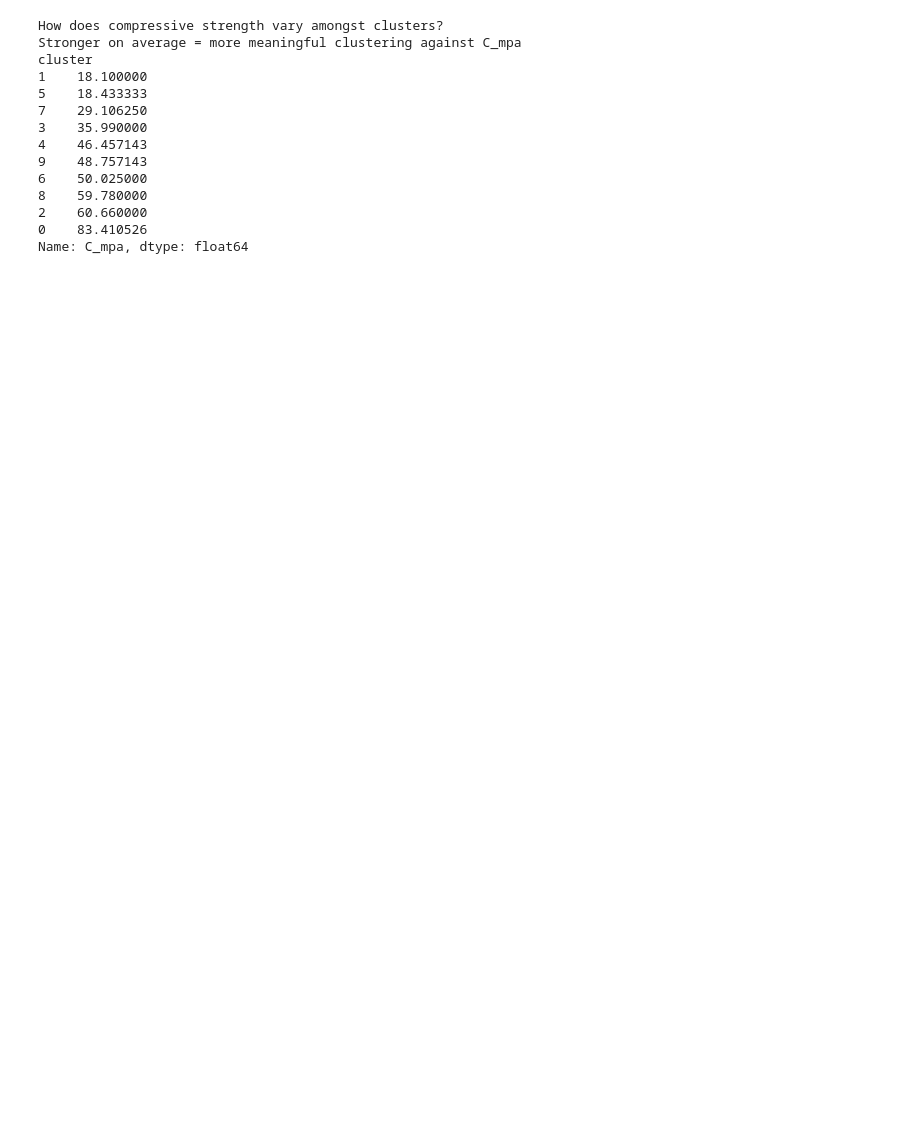
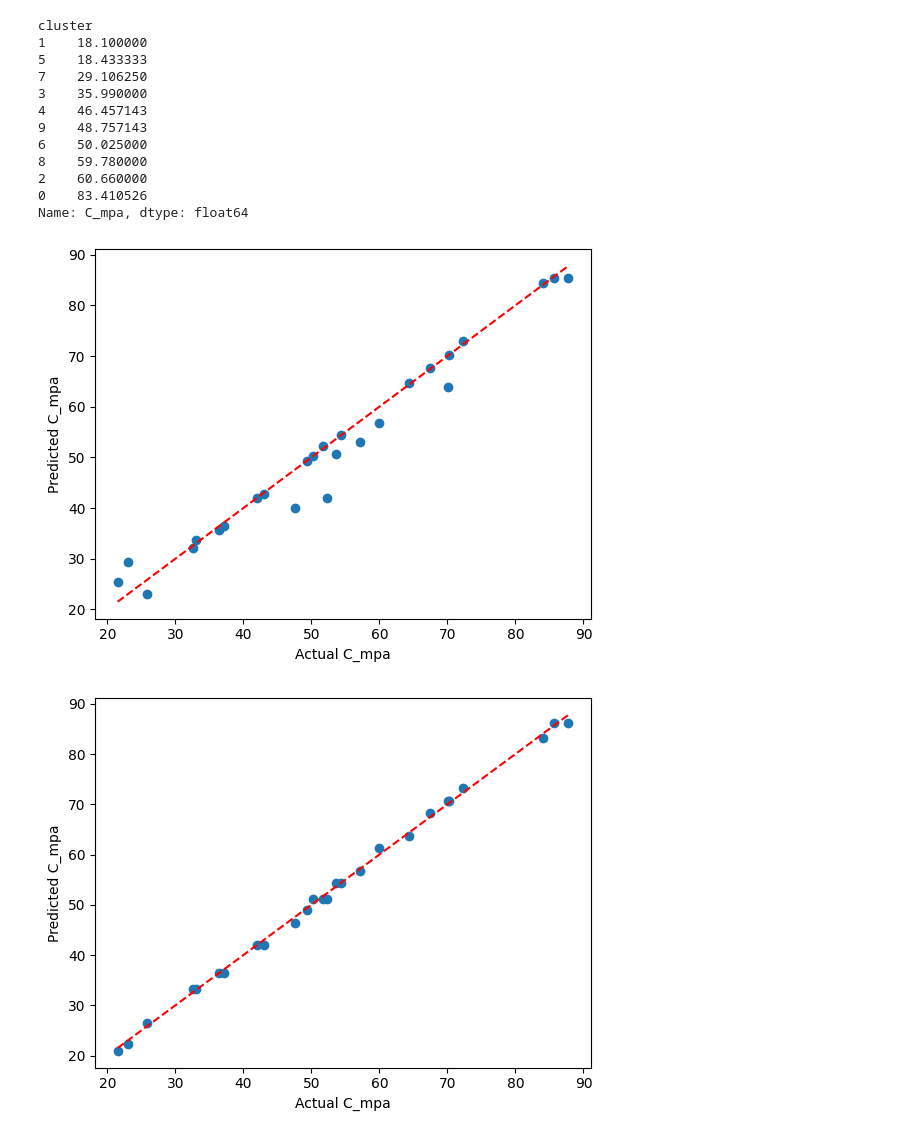
Before and after one commit to bluebynick/CEE-9730-Data-Science-for-Geotechnical-Engineers, a Jupyter notebook: Assignment_2.ipynb, the cells around one changed output. Cells and saved outputs as stored; diff of their text form; code cells hidden in the pictures; blank space fills up the shorter version.

```diff
--- a/Assignment_2.ipynb
+++ b/Assignment_2.ipynb
@@ -58,8 +58,51 @@ plt.scatter(X_PCA[:,0], X_PCA[:,1], c=cluster_labels, cmap='rainbow')
 #build the scatter x,y of the fitted PCA and
 plt.show()
 
+#to see the clusters
 df['cluster'] = cluster_labels
 print(df.groupby('cluster')['C_mpa'].mean().sort_values())
+
+#qu3
+from sklearn import svm
+from sklearn import tree
+
+#train test split... 80% train w/ the rest = test (from tut 4)
+np.random.seed(seed=1234)
+all_idx = np.arange(0,len(X))
+train_split = 0.8
+train_idx = np.random.choice(all_idx,int(len(X)*train_split),replace=False)  # pick 80% randomly
+test_idx = list(set(all_idx) - set(train_idx))
+
+#X = df[numeric_cols].to_numpy()   # 2D array
+Y = df["C_mpa"].to_numpy()
+
+#creating the train/test sets (from tut 4)
+X_train = X_scaled[train_idx,:]
+Y_train = Y[train_idx]
+X_test = X_scaled[test_idx,:]
+Y_test = Y[test_idx]
+
+#training the model with SVM (from tut 4)
+clf = svm.SVR(kernel='rbf', gamma='scale', C=10)  # example with SVM
+clf.fit(X_train, Y_train)
+
+#the prediction plots
+#make a method so i can reuse it
+def plotRM(X_test, Y_test, model):
+  y_pred = model.predict(X_test)
+  plt.scatter(Y_test, y_pred)
+  plt.plot([min(Y_test), max(Y_test)], [min(Y_test), max(Y_test)], 'r--')
+  plt.xlabel("Actual C_mpa")
+  plt.ylabel("Predicted C_mpa")
+  plt.show()
+
+#the SVM model
+plotRM(X_test, Y_test, clf)
+
+#the tree model
+dt = tree.DecisionTreeRegressor(max_depth=5, random_state=42)
+dt.fit(X_train, Y_train)
+plotRM(X_test, Y_test, dt)
 # %% [output]
 Reading package lists... Done
 Building dependency tree... Done
@@ -79,19 +122,19 @@ Requirement already satisfied: tzdata>=2022.7 in /usr/local/lib/python3.12/dist-
 
 [126 rows x 31 columns]
 [figure]
 [figure]
 [figure]
-How does compressive strength vary amongst clusters?
-Stronger on average = more meaningful clustering against C_mpa
 cluster
 1    18.100000
 5    18.433333
 7    29.106250
 3    35.990000
 4    46.457143
 9    48.757143
 6    50.025000
 8    59.780000
 2    60.660000
 0    83.410526
 Name: C_mpa, dtype: float64
+[figure, added]
+[figure, added]
```
Also changed, not shown: parts of 1 cell of this notebook.
